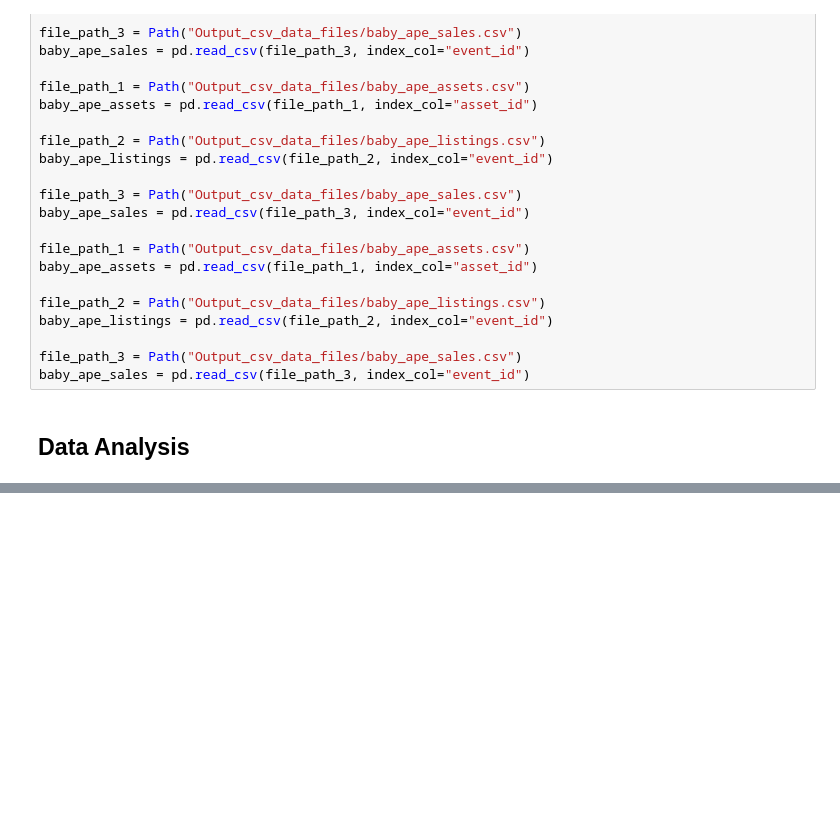
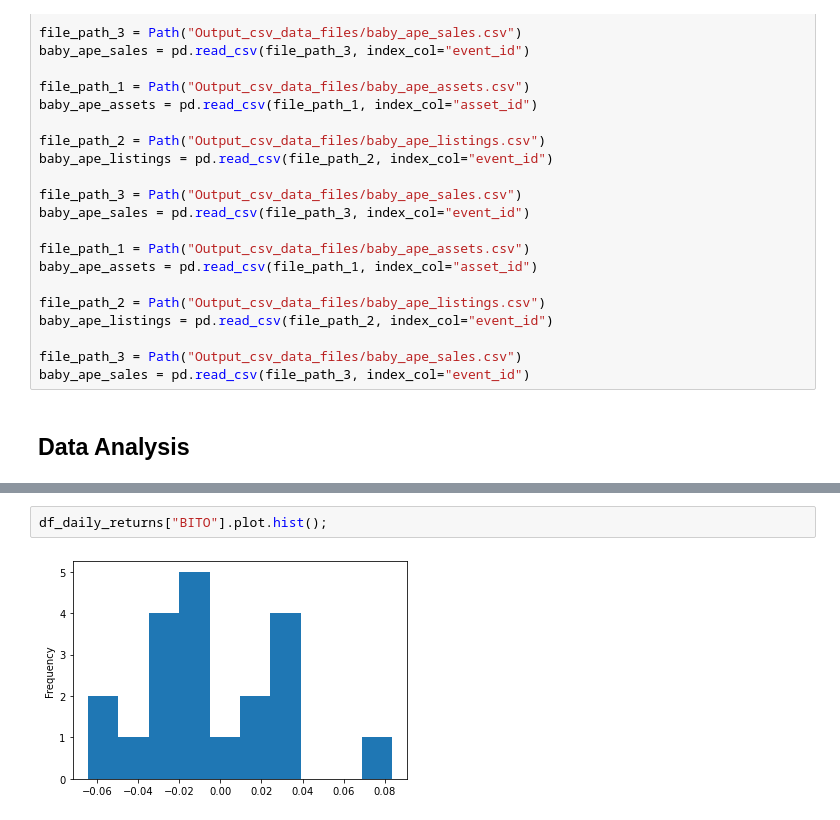
Before and after one commit to bradkaley/NFT_Market_Analysis, a Jupyter notebook: Part_2_Data_Collection_Analysis.ipynb, the cells around one changed output, grey strips where cells are left out. Drawn from its saved outputs; the diff is of its cells as text; blank space fills up the shorter version.

```diff
--- a/Part_2_Data_Collection_Analysis.ipynb
+++ b/Part_2_Data_Collection_Analysis.ipynb
@@ -105,0 +300,4 @@ baby_ape_sales = pd.read_csv(file_path_3, index_col="event_id")
+# %%
+df_daily_returns["BITO"].plot.hist();
+# %% [output]
+[figure, added]
```
Also changed, not shown: parts of 24 cells of this notebook, 10 other files.
